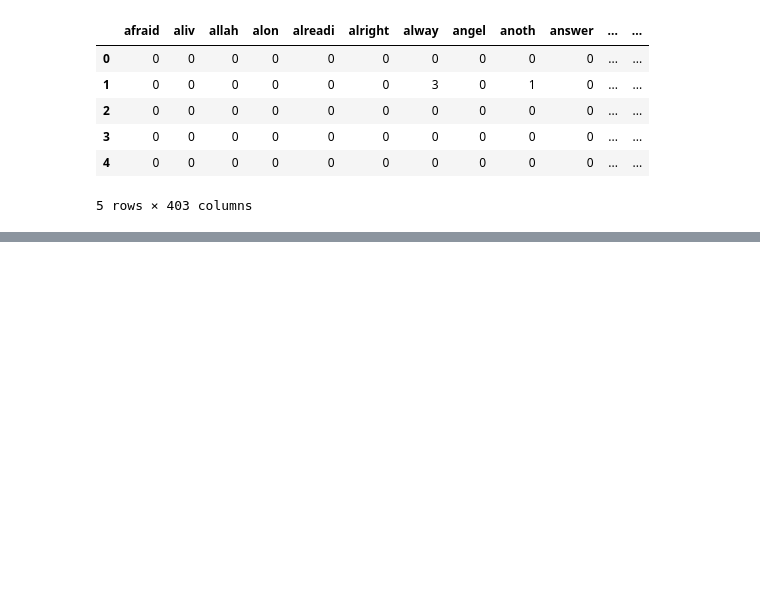
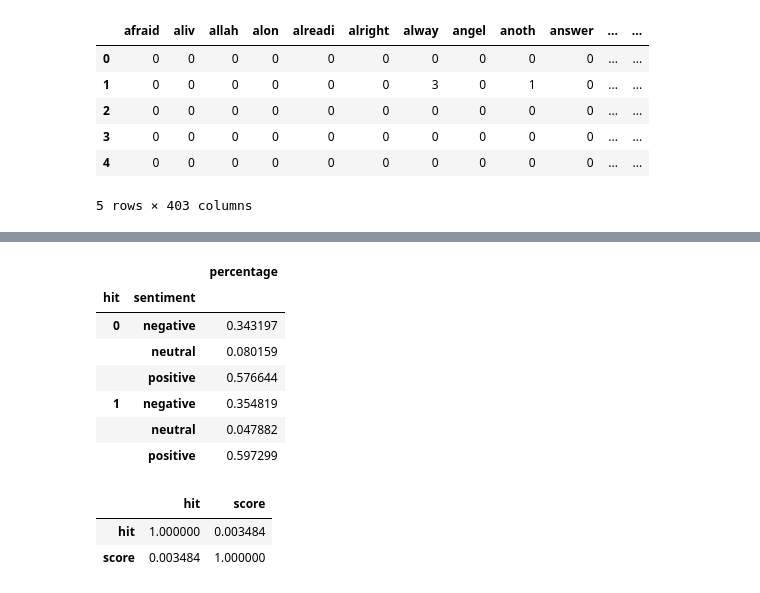
Before and after one commit to kristallqiu99/ANLY-501-Portfolio, a Jupyter notebook: lyrics_cleaning.ipynb, the cells around one changed output, grey strips where cells are left out. Drawn from its saved outputs; the diff is of its cells as text; code cells hidden in the pictures; blank space fills up the shorter version.

```diff
--- a/lyrics_cleaning.ipynb
+++ b/lyrics_cleaning.ipynb
@@ -220,0 +215,18 @@ lyrics_senti[['hit','score']].corr()
+# %%
+p = lyrics_senti.groupby(['hit','sentiment'])['name'].count().rename('percentage')
+pd.DataFrame(p / p.groupby(level=0).sum())
+# %% [output]
+|  |  | percentage |
+| hit | sentiment |  |
+| 0 | negative | 0.343197 |
+|  | neutral | 0.080159 |
+|  | positive | 0.576644 |
+| 1 | negative | 0.354819 |
+|  | neutral | 0.047882 |
+|  | positive | 0.597299 |
+# %%
+lyrics_senti[['hit','score']].corr()
+# %% [output]
+|  | hit | score |
+| hit | 1.000000 | 0.003484 |
+| score | 0.003484 | 1.000000 |
```
Also changed, not shown: parts of 19 cells of this notebook.
